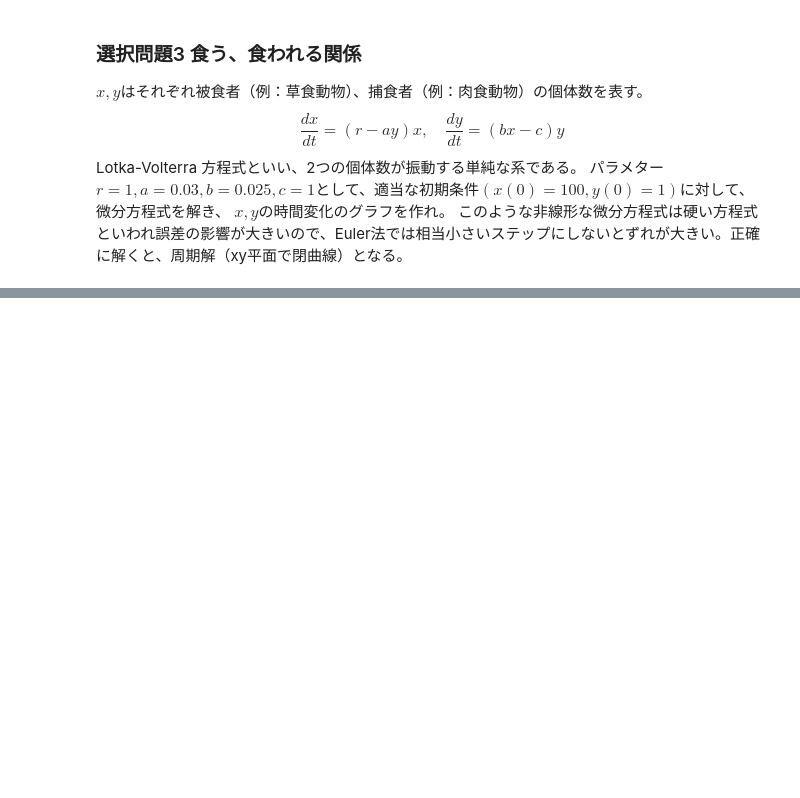
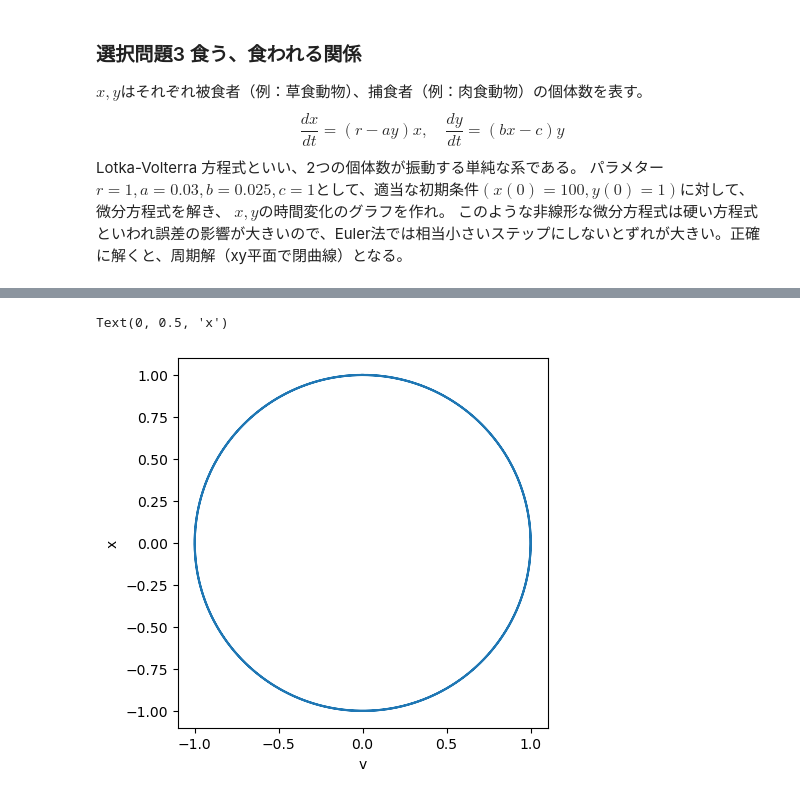
Before and after one commit to kyorin-phys/joho, a Jupyter notebook: p8.ipynb, the cells around one changed output, grey strips where cells are left out. Saved outputs shown, nothing was run; the diff lists cells and outputs as text; code cells hidden in the pictures; blank space fills up the shorter version.

```diff
--- a/p8.ipynb
+++ b/p8.ipynb
@@ -445,0 +509,8 @@ $x, y$の時間変化のグラフを作れ。
+# %%
+plt.plot(sol.y[0], sol.y[1])
+plt.axis('square')
+plt.xlabel('v')
+plt.ylabel('x')
+# %% [output]
+Text(0, 0.5, 'x')
+[figure, added]
```
Also changed, not shown: parts of 7 cells of this notebook.
